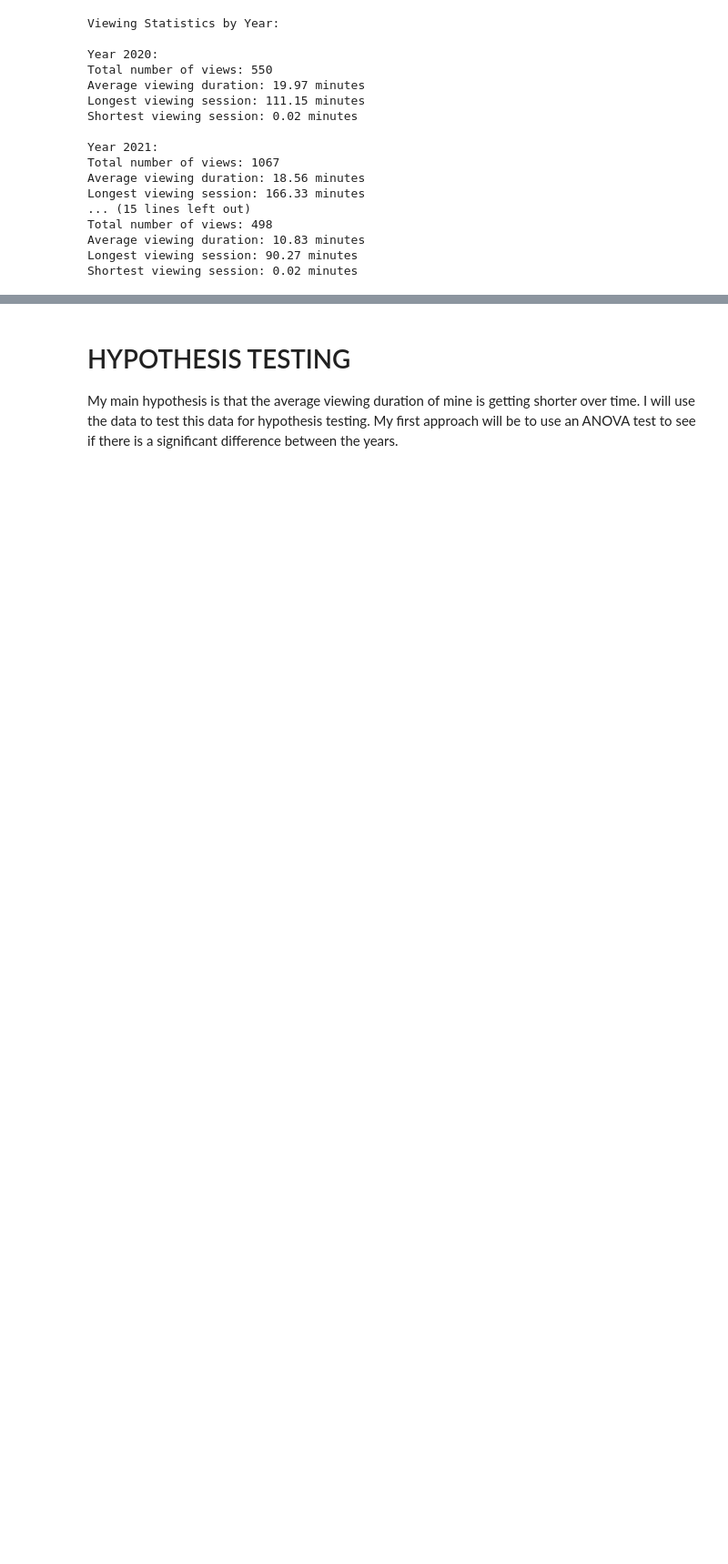
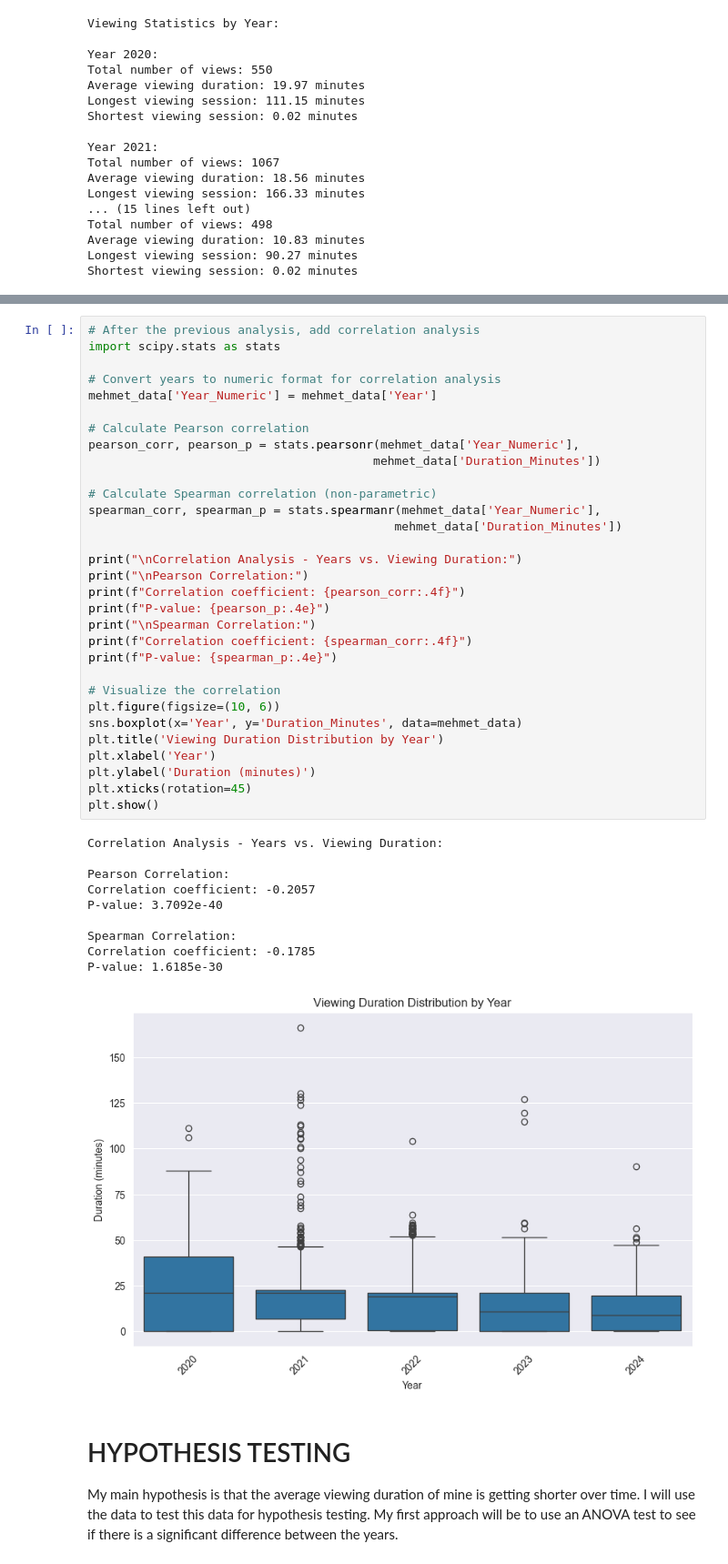
Before and after one commit to mfatihpaksoy/Dsa-210-Project, a Jupyter notebook: main.ipynb, the cells around one changed output, grey strips where cells are left out. Shown at 91% size. Saved outputs shown, nothing was run; the diff lists cells and outputs as text; blank space fills up the shorter version.

```diff
--- a/main.ipynb
+++ b/main.ipynb
@@ -151,3 +154,45 @@ Shortest viewing session: 0.02 minutes
+# %%
+# After the previous analysis, add correlation analysis
+import scipy.stats as stats
+
+# Convert years to numeric format for correlation analysis
+mehmet_data['Year_Numeric'] = mehmet_data['Year']
+
+# Calculate Pearson correlation
+pearson_corr, pearson_p = stats.pearsonr(mehmet_data['Year_Numeric'],
+                                        mehmet_data['Duration_Minutes'])
+
+# Calculate Spearman correlation (non-parametric)
+spearman_corr, spearman_p = stats.spearmanr(mehmet_data['Year_Numeric'],
+                                           mehmet_data['Duration_Minutes'])
+
+print("\nCorrelation Analysis - Years vs. Viewing Duration:")
+print("\nPearson Correlation:")
+print(f"Correlation coefficient: {pearson_corr:.4f}")
+print(f"P-value: {pearson_p:.4e}")
+print("\nSpearman Correlation:")
+print(f"Correlation coefficient: {spearman_corr:.4f}")
+print(f"P-value: {spearman_p:.4e}")
+
+# Visualize the correlation
+plt.figure(figsize=(10, 6))
+sns.boxplot(x='Year', y='Duration_Minutes', data=mehmet_data)
+plt.title('Viewing Duration Distribution by Year')
+plt.xlabel('Year')
+plt.ylabel('Duration (minutes)')
+plt.xticks(rotation=45)
+plt.show()
+# %% [output]
+Correlation Analysis - Years vs. Viewing Duration:
+
+Pearson Correlation:
+Correlation coefficient: -0.2057
+P-value: 3.7092e-40
+
+Spearman Correlation:
+Correlation coefficient: -0.1785
+P-value: 1.6185e-30
+[figure, added]
 # %% [markdown]
 # HYPOTHESIS TESTING
  My main hypothesis is that the average viewing duration of mine is getting shorter over time.
```
Also changed, not shown: parts of 7 cells of this notebook, 1 other file.
